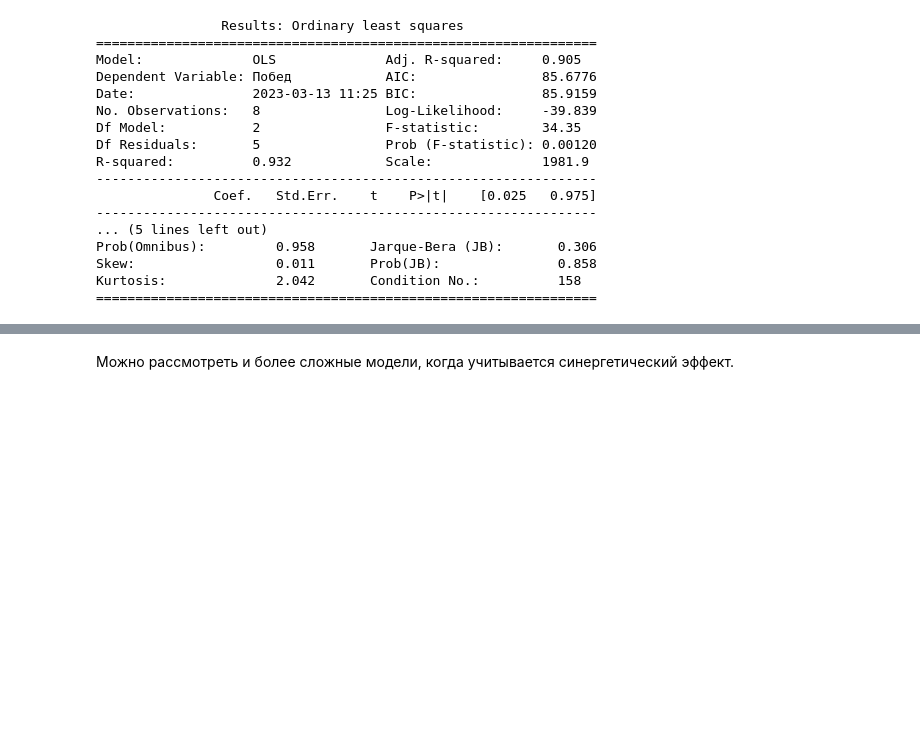
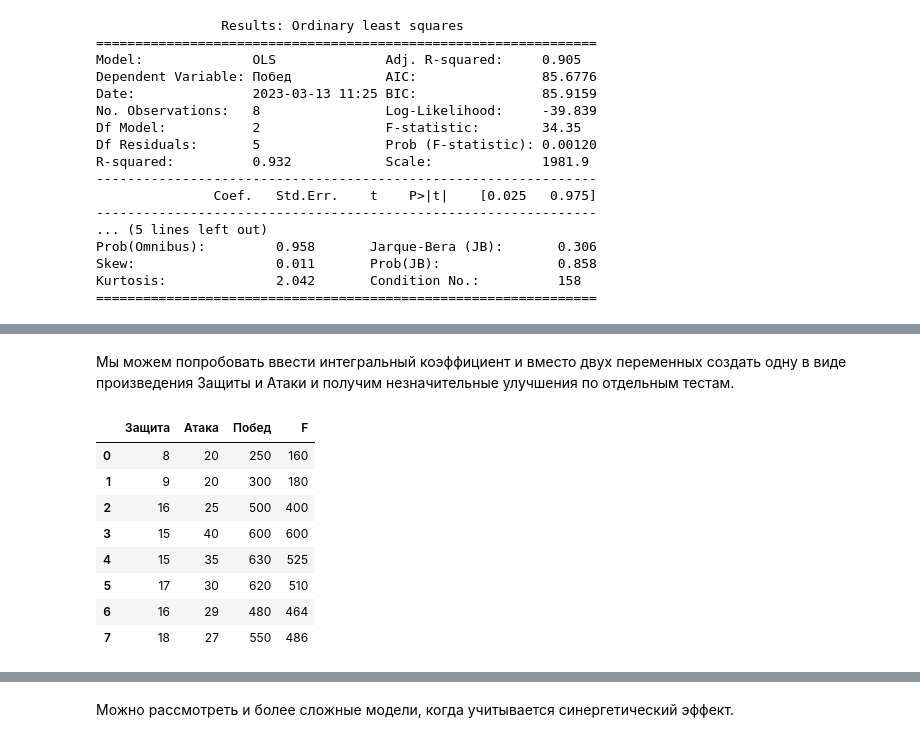
Before and after one commit to vn322/Cod_future, a Jupyter notebook: Statsmodels.ipynb, the cells around one changed output, grey strips where cells are left out. Cells and saved outputs as stored; diff of their text form; code cells hidden in the pictures; blank space fills up the shorter version.

```diff
--- a/Statsmodels.ipynb
+++ b/Statsmodels.ipynb
@@ -163,0 +166,15 @@ R-квадрат, в отличие от скорректированного R-
+# %% [markdown]
+Мы можем попробовать ввести интегральный коэффициент и вместо двух переменных создать одну в виде произведения Защиты и Атаки и получим незначительные улучшения по отдельным тестам.
+# %%
+df = df.assign(F = df.Атака * df.Защита)
+df
+# %% [output]
+|  | Защита | Атака | Побед | F |
+| 0 | 8 | 20 | 250 | 160 |
+| 1 | 9 | 20 | 300 | 180 |
+| 2 | 16 | 25 | 500 | 400 |
+| 3 | 15 | 40 | 600 | 600 |
+| 4 | 15 | 35 | 630 | 525 |
+| 5 | 17 | 30 | 620 | 510 |
+| 6 | 16 | 29 | 480 | 464 |
+| 7 | 18 | 27 | 550 | 486 |
```
Also changed, not shown: parts of 8 cells of this notebook.
